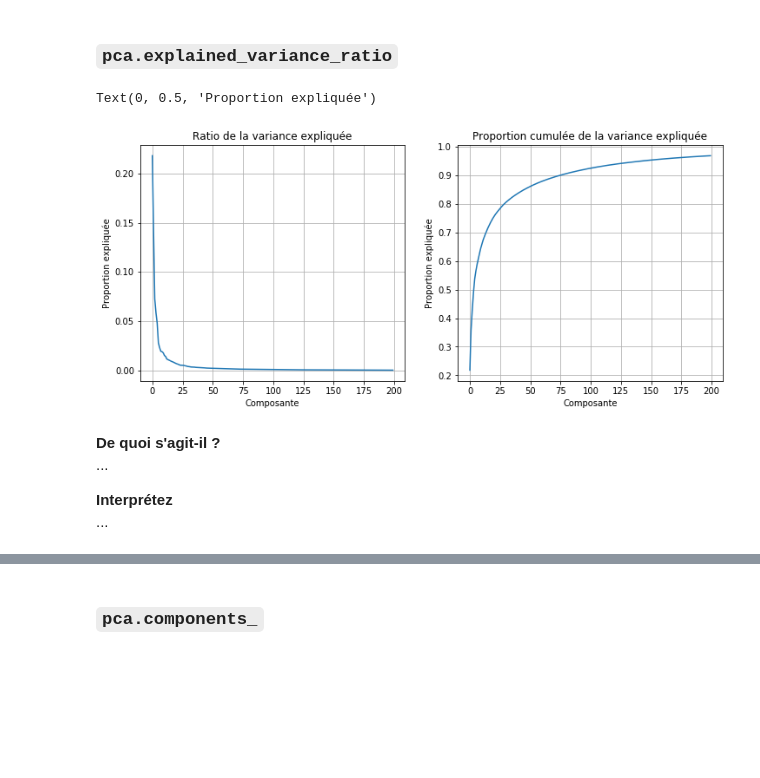
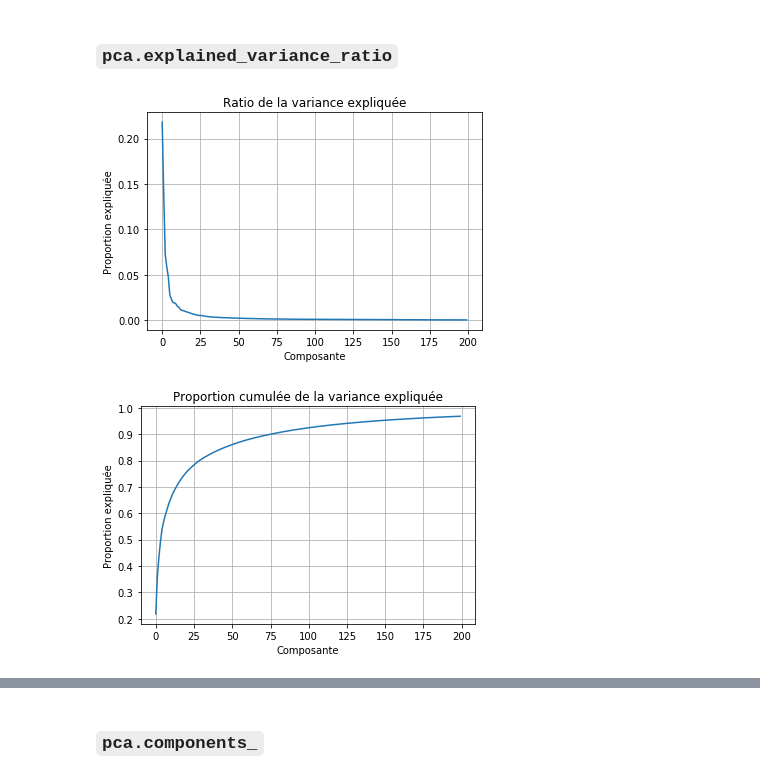
Before and after one commit to campusplage/compte-rendus-jottras_juventin, a Jupyter notebook: TP2_sklearn.ipynb, the cells around one changed output, grey strips where cells are left out. Drawn from its saved outputs; the diff is of its cells as text; code cells hidden in the pictures; blank space fills up the shorter version.

```diff
--- a/TP2_sklearn.ipynb
+++ b/TP2_sklearn.ipynb
@@ -388,15 +391,24 @@ Dans cette section, vous allez étudier certains paramètres appris par l'ACP, l
 >   concentrez vous sur l'essentiel: je ne noterai __PAS__ la quantité.
 # %% [markdown]
 ### `pca.explained_variance_ratio`
-# %%
-# Affichage de pca.explained_variance_ratio_, ainsi que de pca.explained_variance_ratio_.cumsum()
-...
-# %% [output]
-Text(0, 0.5, 'Proportion expliquée')
-[figure, removed]
-# %% [markdown]
-__De quoi s'agit-il ?__
-...
-
-__Interprétez__
-...
+# %%
+## Affichage de pca.explained_variance_ratio_, ainsi que de pca.explained_variance_ratio_.cumsum()
+
+# On crée le premier plot sur la variance expliquée.
+plt.figure()
+plt.plot(pca.explained_variance_ratio_)
+plt.title('Ratio de la variance expliquée') #On choisit un titre
+plt.xlabel('Composante') #On choisit un titre d'axe X
+plt.ylabel('Proportion expliquée') #On choisit un titre d'axe Y
+plt.grid() #On affiche la grille
+
+# On crée le second plot sur la variance expliquée cumulée
+plt.figure()
+plt.plot(pca.explained_variance_ratio_.cumsum())
+plt.title('Proportion cumulée de la variance expliquée')
+plt.xlabel('Composante')
+plt.ylabel('Proportion expliquée')
+plt.grid()
+# %% [output]
+[figure, added]
+[figure, added]
```
Also changed, not shown: parts of 8 cells of this notebook.
